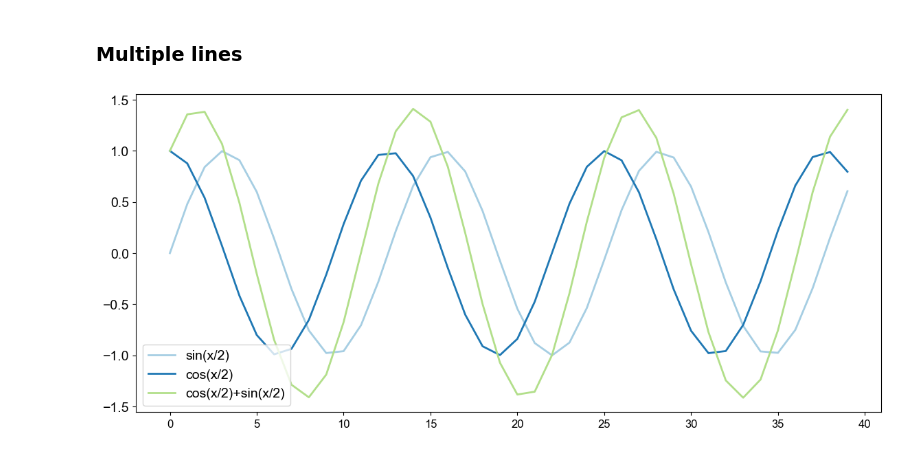
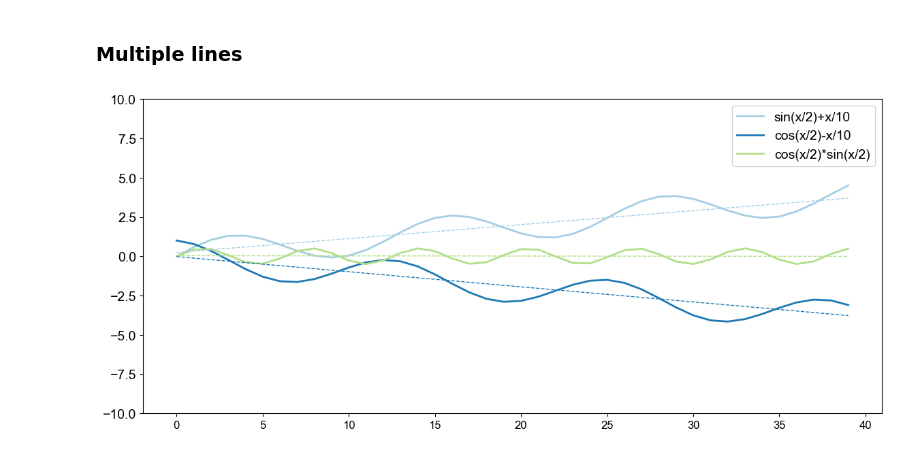
Before and after one commit to jhagelback/customized_chart, a Jupyter notebook: Examples.ipynb, the cells around one changed output. Saved outputs shown, nothing was run; the diff lists cells and outputs as text; code cells hidden in the pictures.

Commit message:
Version 0.1.11: Bugfixes in line charts

```diff
--- a/Examples.ipynb
+++ b/Examples.ipynb
@@ -31,9 +31,9 @@ for i in range(0,33):
 
 from math import sin,cos,tan
 trig = [
-    [sin(x/2) for x in range(0,40)],
-    [cos(x/2) for x in range(0,40)],
-    [cos(x/2)+sin(x/2) for x in range(0,40)],
+    [sin(x/2)+x*0.1 for x in range(0,40)],
+    [cos(x/2)-x*0.1 for x in range(0,40)],
+    [cos(x/2)*sin(x/2) for x in range(0,40)],
 ]
 
 rnd = Random(42)
@@ -181,7 +181,9 @@ line_chart(costs, {
 # %%
 multi_line_chart(trig, {
     "cmap": "Paired",
-    "legend": ["sin(x/2)", "cos(x/2)", "cos(x/2)+sin(x/2)"],
+    "legend": ["sin(x/2)+x/10", "cos(x/2)-x/10", "cos(x/2)*sin(x/2)"],
+    "y_lim": [-10,10],
+    "trend": True,
 })
 # %% [output]
-[figure, old version]
+[figure, new version]
```
Also changed, not shown: parts of 1 cell of this notebook, 3 other files.
